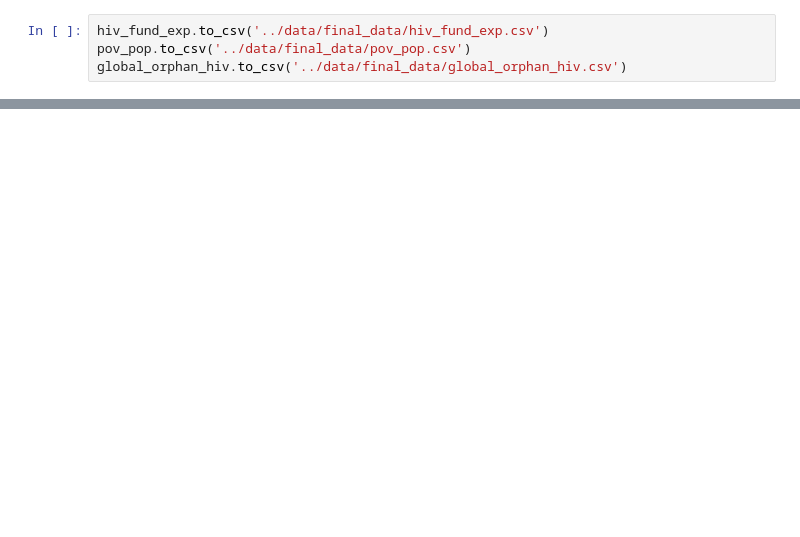
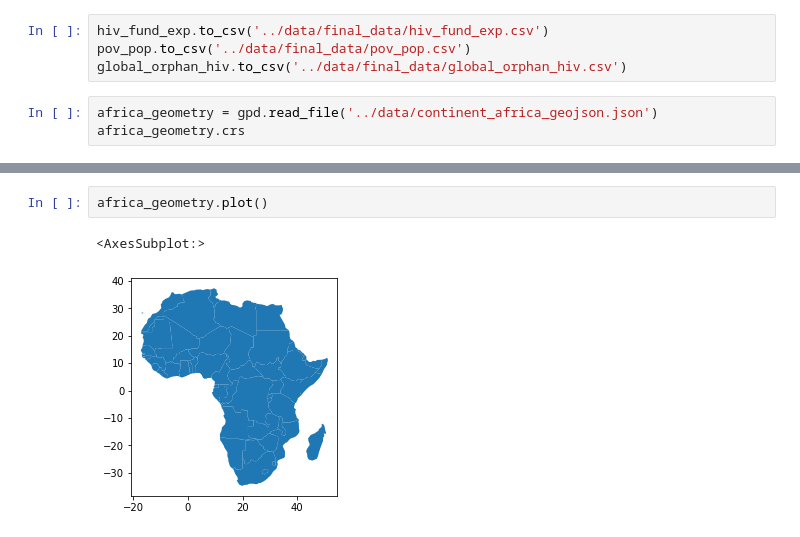
Before and after one commit to kellyrwilliams/HIV-AIDS-Impact-on-Orphan-Crisis-in-Africa, a Jupyter notebook: notebooks/capstone_final.ipynb, the cells around one changed output, grey strips where cells are left out. Cells and saved outputs as stored; diff of their text form; blank space fills up the shorter version.

```diff
--- a/notebooks/capstone_final.ipynb
+++ b/notebooks/capstone_final.ipynb
@@ -92,3 +169,6 @@ hiv_funding_csv  np      pd      plt     pov_pop         pov_pop_csv
 hiv_fund_exp.to_csv('../data/final_data/hiv_fund_exp.csv')
 pov_pop.to_csv('../data/final_data/pov_pop.csv')
 global_orphan_hiv.to_csv('../data/final_data/global_orphan_hiv.csv')
+# %%
+africa_geometry = gpd.read_file('../data/continent_africa_geojson.json')
+africa_geometry.crs
@@ -94,0 +196,5 @@ global_orphan_hiv.to_csv('../data/final_data/global_orphan_hiv.csv')
+# %%
+africa_geometry.plot()
+# %% [output]
+<AxesSubplot:>
+[figure, added]
```
Also changed, not shown: parts of 13 cells of this notebook, 3 other files.
